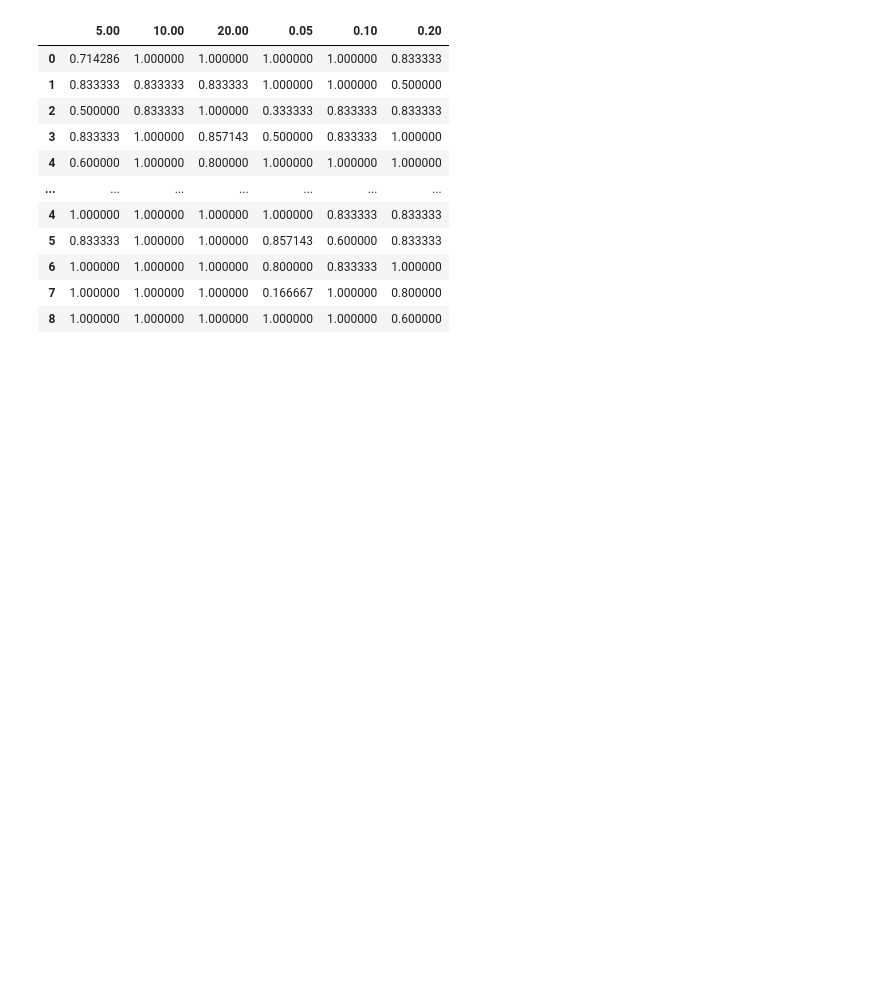
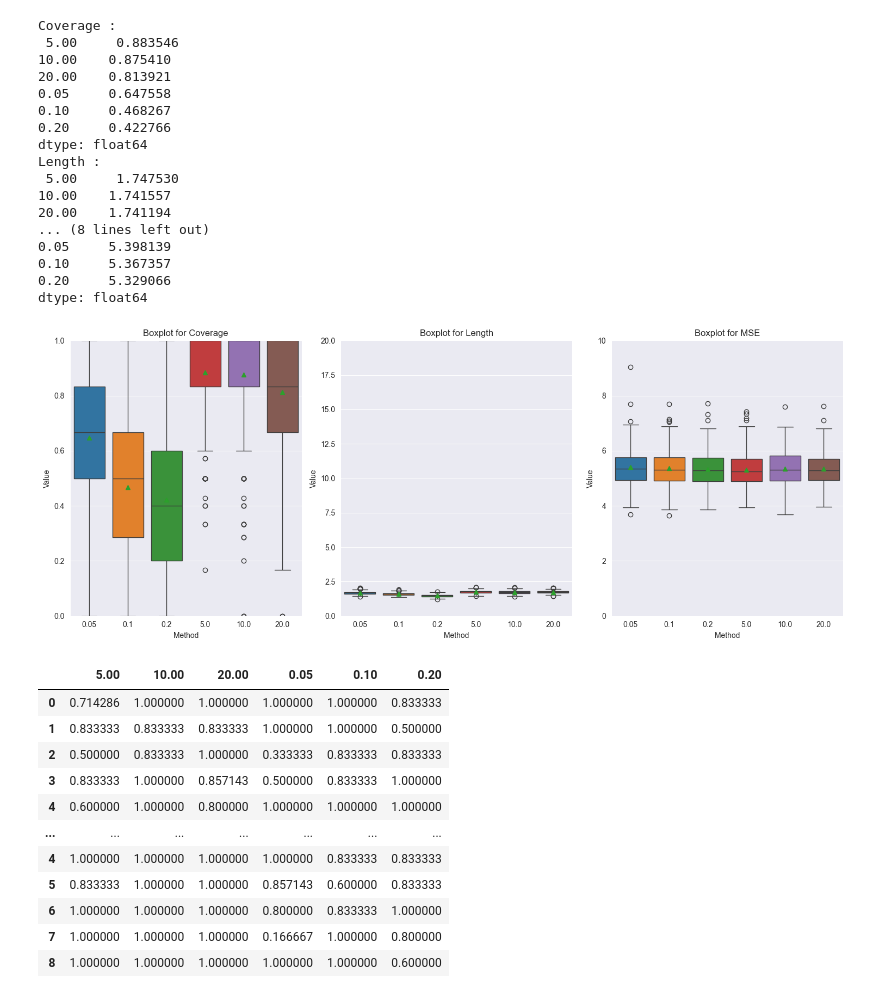
Before and after one commit to yiling-h/SI-CART, a Jupyter notebook: Simulations/Results/vary_r/plotting_toy.ipynb, the cells around one changed output. Saved outputs shown, nothing was run; the diff lists cells and outputs as text; code cells hidden in the pictures; blank space fills up the shorter version.

```diff
--- a/Simulations/Results/vary_r/plotting_toy.ipynb
+++ b/Simulations/Results/vary_r/plotting_toy.ipynb
@@ -121,3 +121,24 @@ dtype: float64
+# %%
+boxplots(dfs=[coverage_df, length_df, MSE_df], metrics=["Coverage", "Length", "MSE"])
+# %% [output]
+Coverage :
+ 5.00     0.883546
+10.00    0.875410
+20.00    0.813921
+0.05     0.647558
+0.10     0.468267
+0.20     0.422766
+dtype: float64
+Length :
+ 5.00     1.747530
+10.00    1.741557
+20.00    1.741194
+... (8 lines left out)
+0.05     5.398139
+0.10     5.367357
+0.20     5.329066
+dtype: float64
+[figure, added]
 # %%
 coverage_df
 # %% [output]
```
Also changed, not shown: parts of 5 cells of this notebook, 11 other files.
